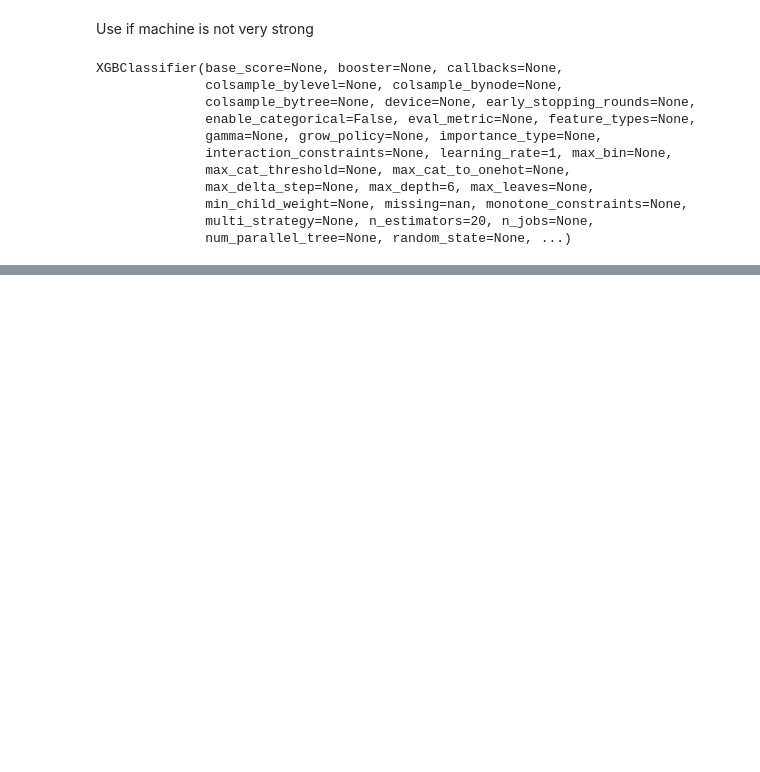
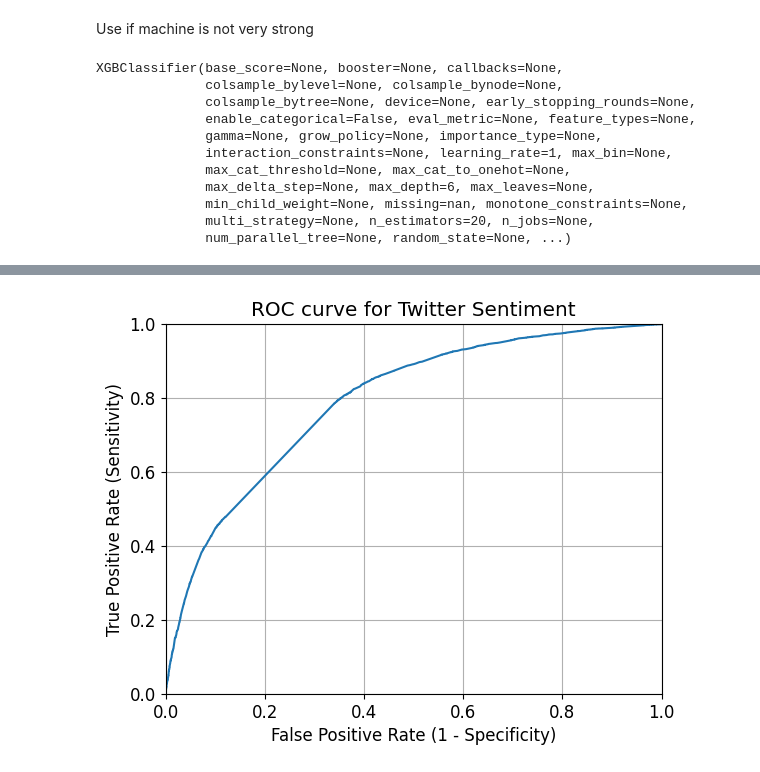
Before and after one commit to henry167b/IT1244-Project, a Jupyter notebook: XGBoost.ipynb, the cells around one changed output, grey strips where cells are left out. Saved outputs shown, nothing was run; the diff lists cells and outputs as text; code cells hidden in the pictures; blank space fills up the shorter version.

```diff
--- a/XGBoost.ipynb
+++ b/XGBoost.ipynb
@@ -99,15 +110,17 @@ weighted avg       0.73      0.72      0.72     20000
 # %%
 y_pred_prob = clf.predict_proba(X_test_new)[:, 1]
 
 fpr, tpr, thresholds = sklearn.metrics.roc_curve(y_test, y_pred_prob)
 
 plt.plot(fpr, tpr)
 plt.xlim([0.0, 1.0])
 plt.ylim([0.0, 1.0])
 plt.rcParams['font.size'] = 12
-plt.title('ROC curve for diabetes classifier')
+plt.title('ROC curve for Twitter Sentiment')
 plt.xlabel('False Positive Rate (1 - Specificity)')
 plt.ylabel('True Positive Rate (Sensitivity)')
 plt.grid(True)
+# %% [output]
+[figure, added]
 # %%
 print(sklearn.metrics.roc_auc_score(y_test, y_pred_prob))
```
Also changed, not shown: parts of 4 cells of this notebook.
